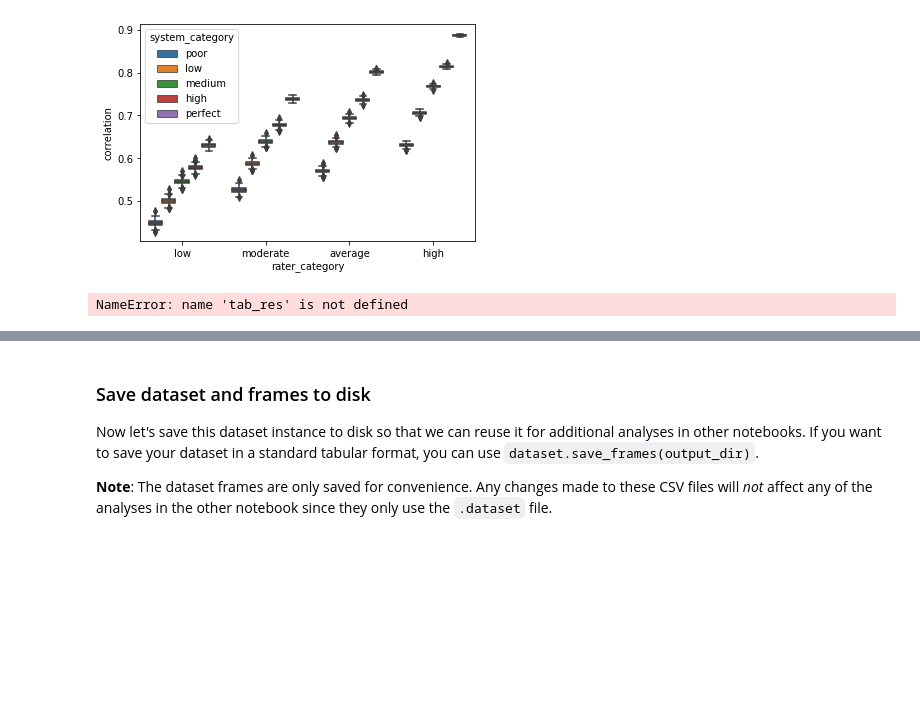
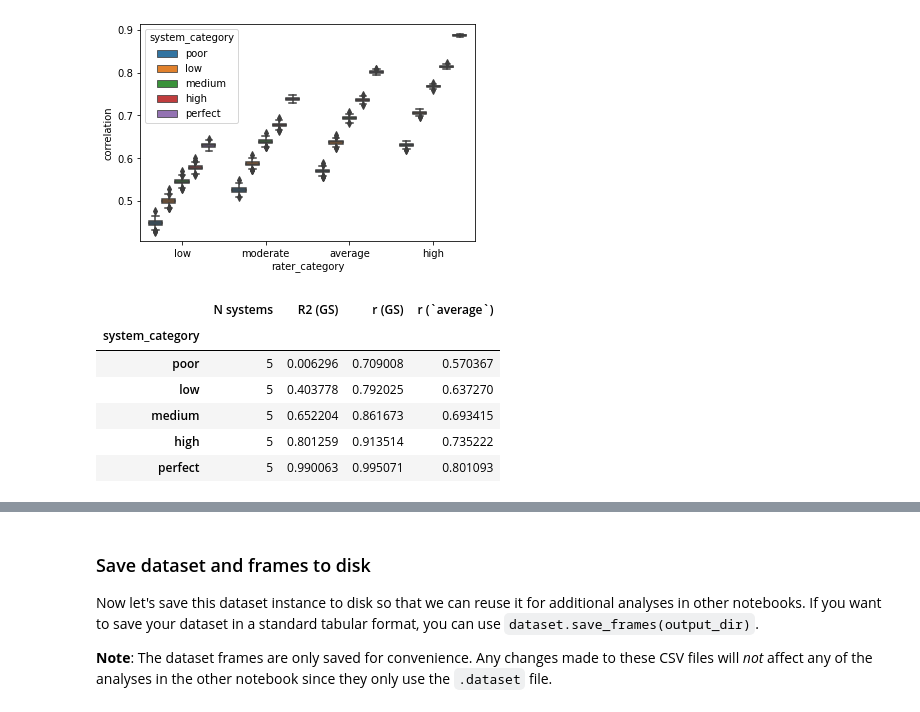
Before and after one commit to EducationalTestingService/prmse-simulations, a Jupyter notebook: notebooks/making_a_dataset.ipynb, the cells around one changed output, grey strips where cells are left out. Cells and saved outputs as stored; diff of their text form; code cells hidden in the pictures; blank space fills up the shorter version.

```diff
--- a/notebooks/making_a_dataset.ipynb
+++ b/notebooks/making_a_dataset.ipynb
@@ -279,24 +297,50 @@ sns.boxplot(x='rater_category', y='correlation', hue='system_category', data=df_
 plt.show()
 # %% [output]
 [figure]
-# %%
-# Finally, let's make a table that summarizes everything about the systems.
-
-# we first compute average by category for all metrics
-df_r2_mean = df_rmse_r2_with_categories.groupby(['system_category', 'metric'])['value'].mean().unstack()
-df_corr_average_mean = df_pairwise_system_rater_correlations_with_categories.groupby(['rater_category',
-                                                                                  'system_category'])['correlation'].mean().unstack().loc['average'].transpose()
-df_corr_true_mean = df_system_metadata_with_true_score_correlations.groupby('system_category')['true_score_correlation'].mean()
-
-# We then combine them together and rename the columns
-df_all_systems_mean = pd.concat([df_r2_mean, df_corr_average_mean, df_corr_true_mean], axis=1)
-df_all_systems_mean.columns = ['R2 (GS)', 'RMSE (GS)', "r (`average`)", 'r (GS)']
-df_all_systems_mean['N systems'] = dataset.num_systems_per_category
-system_description = tab_res[['N systems',
-               'R2 (GS)',
-               'r (GS)',
-               "r (`average`)"]].loc[dataset.system_categories]
-system_description
-# %% [output]
-NameError: name 'tab_res' is not defined
+# %%
+# let's also make a table that summarizes some metrics by system category
+# to do this, we need to merge a bunch of the dataframes we have already computed
+
+# for the first frame, keep only the R2 column along with the system metadata
+df_rmse_r2_table = df_rmse_r2_with_categories[['system_id',
+                                               'system_category',
+                                               'r2']]
+
+# for the second, keep only the true score correlation along with metadata
+df_true_score_correlations_table = df_system_metadata_with_true_score_correlations[['system_id',
+                                                                                    'system_category',
+                                                                                    'true_score_correlation']]
+
+# for the third, keep only the correlations and only for the average rater, along with metadata
+rater_category_is_average = df_pairwise_system_rater_correlations_with_categories['rater_category'] == 'average'
+df_average_rater_correlations_table = df_pairwise_system_rater_correlations_with_categories[rater_category_is_average]
+df_average_rater_correlations_table = df_average_rater_correlations_table[['system_id',
+                                                                           'system_category',
+                                                                           'correlation']]
+
+
+# now merge all three frames together
+df_metrics_table = (df_rmse_r2_table.merge(df_true_score_correlations_table)
+                                    .merge(df_average_rater_correlations_table))
+
+# add in the number of systems per category to include in the table
+df_metrics_table['N systems'] = dataset.num_systems_per_category
+
+# rename the column names to be a bit more specific to this table
+df_metrics_table.rename(columns={'r2': 'R2 (GS)',
+                                 'true_score_correlation': 'r (GS)',
+                                 'correlation': 'r (`average`)'}, inplace=True)
+
+# now group by the system category, compute the mean, and re-order the index and columns
+system_description_table = df_metrics_table.groupby('system_category').mean().loc[dataset.system_categories,
+                                                                                  ['N systems', 'R2 (GS)', 'r (GS)', 'r (`average`)']]
+system_description_table
+# %% [output]
+|  | N systems | R2 (GS) | r (GS) | r (`average`) |
+| system_category |  |  |  |  |
+| poor | 5 | 0.006296 | 0.709008 | 0.570367 |
+| low | 5 | 0.403778 | 0.792025 | 0.637270 |
+| medium | 5 | 0.652204 | 0.861673 | 0.693415 |
+| high | 5 | 0.801259 | 0.913514 | 0.735222 |
+| perfect | 5 | 0.990063 | 0.995071 | 0.801093 |
 # %%
```
Also changed, not shown: parts of 9 cells of this notebook.
